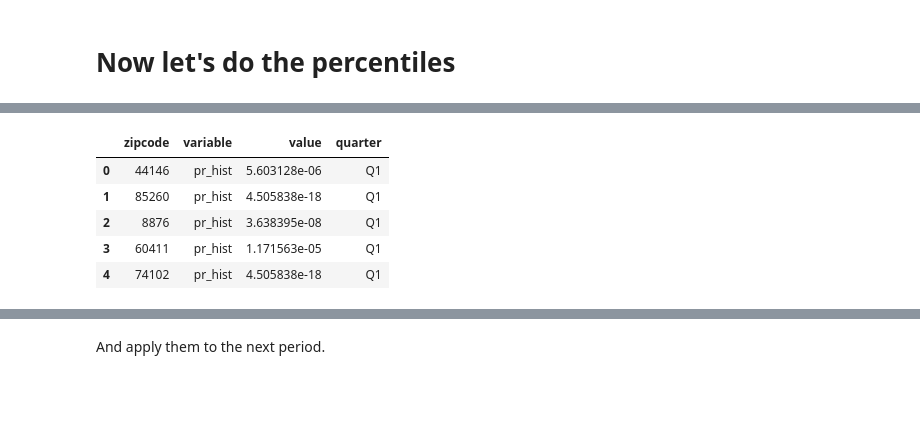
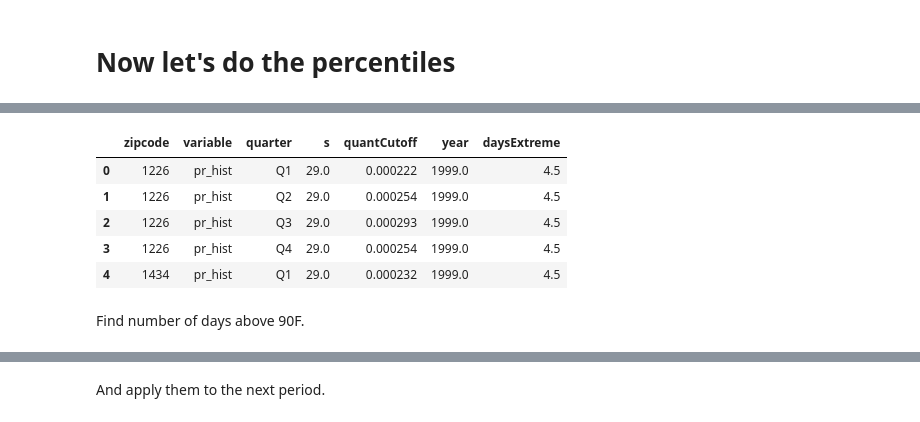
Before and after one commit to brianreed21/extremes, a Jupyter notebook: extremesCleaningCode/cmip6Processing.ipynb, the cells around one changed output, grey strips where cells are left out. Cells and saved outputs as stored; diff of their text form; code cells hidden in the pictures; blank space fills up the shorter version.

```diff
--- a/extremesCleaningCode/cmip6Processing.ipynb
+++ b/extremesCleaningCode/cmip6Processing.ipynb
@@ -100,9 +142,14 @@ baseline = pd.read_csv(baselineName)
+# %%
+quantsPrecip   = baseline[baseline.variable == 'pr_hist'][['zipcode','quarter','value']].\
+    groupby(['zipcode','quarter']).quantile(.95).reset_index()
+quantsPrecip.rename(columns = {'value': 'quantCutoff'}, inplace = True)
+quantsPrecip['daysExtreme'] = 4.5
 # %%
-baseline.head()
+quantsPrecip.head()
 # %% [output]
-|  | zipcode | variable | value | quarter |
-| 0 | 44146 | pr_hist | 5.603128e-06 | Q1 |
-| 1 | 85260 | pr_hist | 4.505838e-18 | Q1 |
-| 2 | 8876 | pr_hist | 3.638395e-08 | Q1 |
-| 3 | 60411 | pr_hist | 1.171563e-05 | Q1 |
-| 4 | 74102 | pr_hist | 4.505838e-18 | Q1 |
+|  | zipcode | variable | quarter | s | quantCutoff | year | daysExtreme |
+| 0 | 1226 | pr_hist | Q1 | 29.0 | 0.000222 | 1999.0 | 4.5 |
+| 1 | 1226 | pr_hist | Q2 | 29.0 | 0.000254 | 1999.0 | 4.5 |
+| 2 | 1226 | pr_hist | Q3 | 29.0 | 0.000293 | 1999.0 | 4.5 |
+| 3 | 1226 | pr_hist | Q4 | 29.0 | 0.000254 | 1999.0 | 4.5 |
+| 4 | 1434 | pr_hist | Q1 | 29.0 | 0.000232 | 1999.0 | 4.5 |
@@ -111,0 +156,2 @@ quants.rename(columns = {'value': 'quantCutoff'}, inplace = True)
+# %% [markdown]
+Find number of days above 90F.
```
Also changed, not shown: parts of 29 cells of this notebook, 5 other files.
